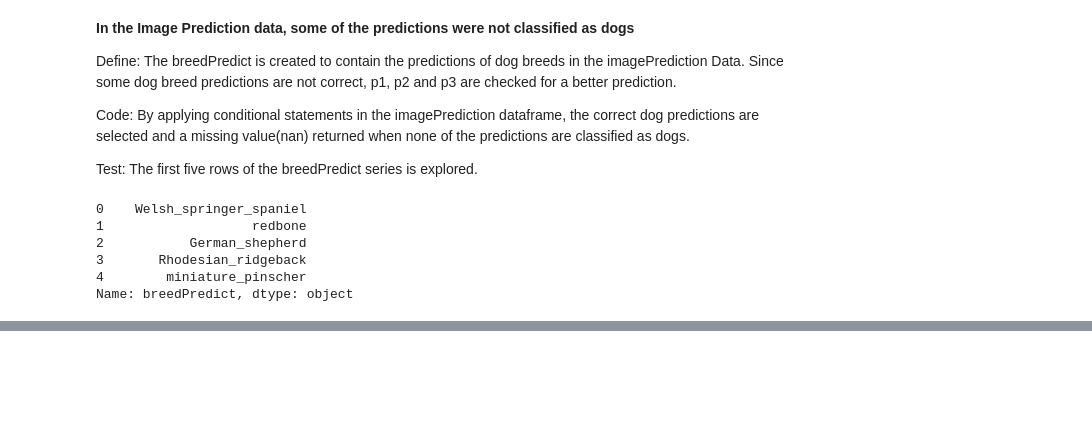
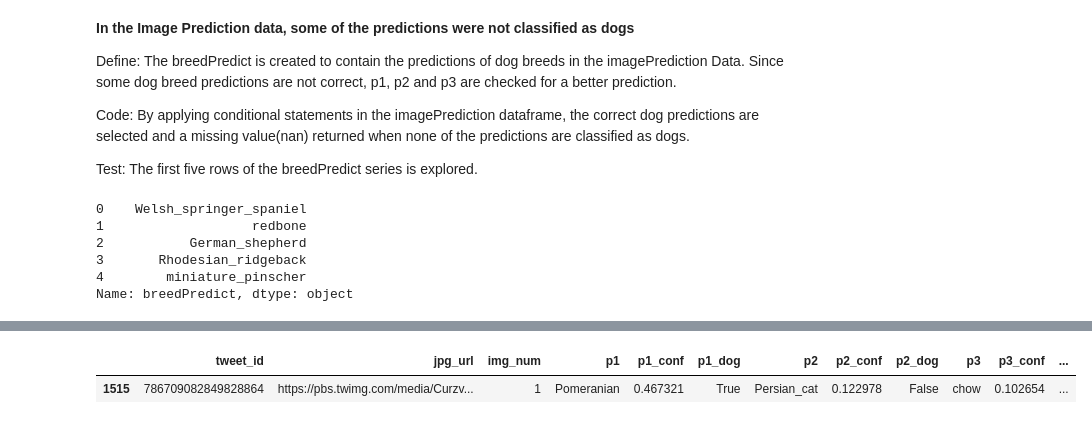
Before and after one commit to awojidetola/Udacity-Data-Analysis-ND, a Jupyter notebook: WeRateDogs Project/wrangle_act.ipynb, the cells around one changed output, grey strips where cells are left out. Cells and saved outputs as stored; diff of their text form; code cells hidden in the pictures; blank space fills up the shorter version.

```diff
--- a/WeRateDogs Project/wrangle_act.ipynb
+++ b/WeRateDogs Project/wrangle_act.ipynb
@@ -554,0 +651,5 @@ twitter_archive_copy.to_csv("twitter_archive_master.csv")
+# %%
+imagePrediction[imagePrediction['tweet_id'] ==786709082849828864 ]
+# %% [output]
+|  | tweet_id | jpg_url | img_num | p1 | p1_conf | p1_dog | p2 | p2_conf | p2_dog | p3 | p3_conf | ... |
+| 1515 | 786709082849828864 | https://pbs.twimg.com/media/Curzv... | 1 | Pomeranian | 0.467321 | True | Persian_cat | 0.122978 | False | chow | 0.102654 | ... |
```
Also changed, not shown: parts of 19 cells of this notebook, 2 other files.
